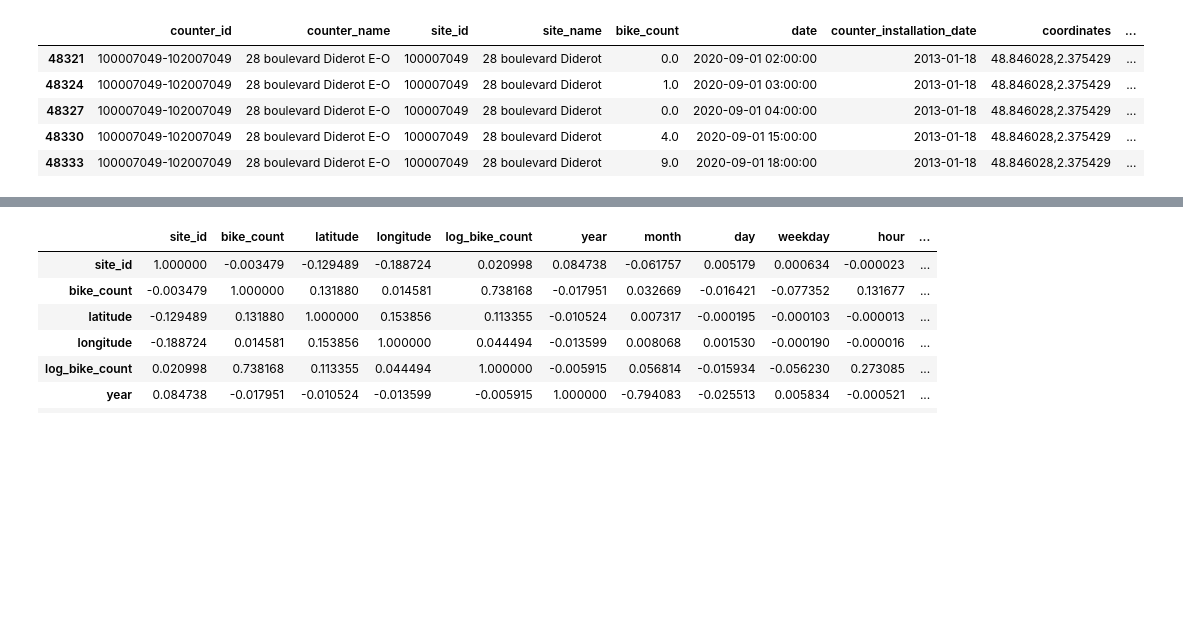
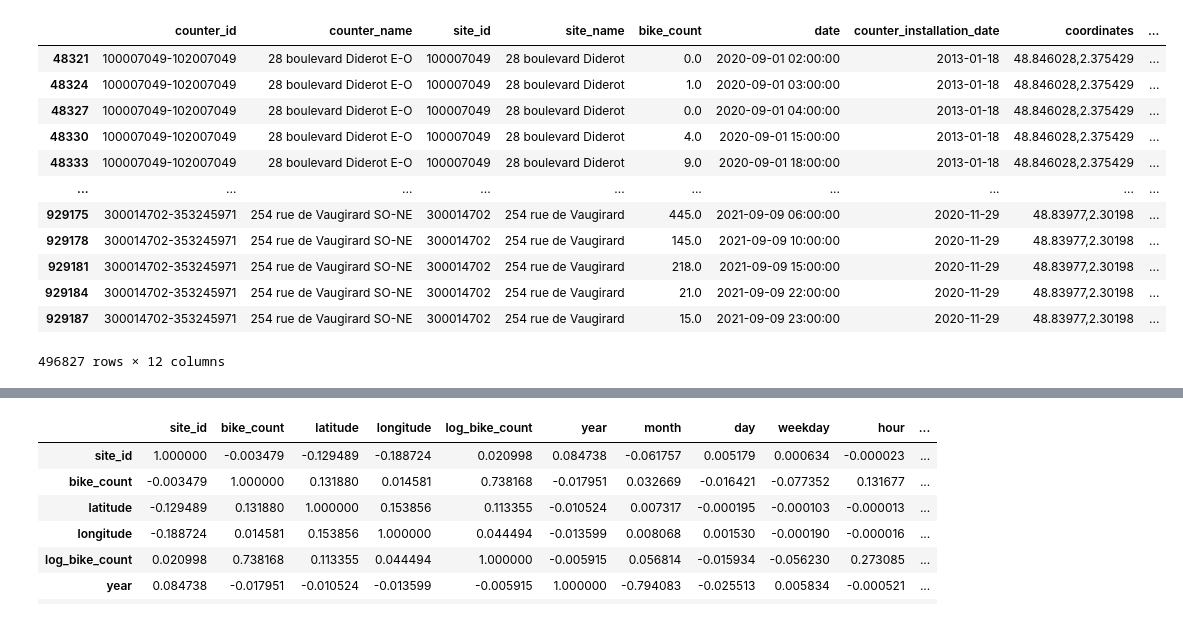
Before and after one commit to Vincent-Maladiere/bike_counters, a Jupyter notebook: bike_count_pred_samy.ipynb, the cells around one changed output, grey strips where cells are left out. Saved outputs shown, nothing was run; the diff lists cells and outputs as text; code cells hidden in the pictures; blank space fills up the shorter version.

```diff
--- a/bike_count_pred_samy.ipynb
+++ b/bike_count_pred_samy.ipynb
@@ -1,22 +1,27 @@
 # %%
 from pathlib import Path
 import numpy as np
 import pandas as pd
 import matplotlib.pyplot as plt
 import sklearn
 import seaborn as sns
 from sklearn.linear_model import LinearRegression
 from datetime import datetime
 
-
-
 data = pd.read_parquet(Path("data") / "train.parquet")
-data.head()
+data
 # %% [output]
 |  | counter_id | counter_name | site_id | site_name | bike_count | date | counter_installation_date | coordinates | ... |
 | 48321 | 100007049-102007049 | 28 boulevard Diderot E-O | 100007049 | 28 boulevard Diderot | 0.0 | 2020-09-01 02:00:00 | 2013-01-18 | 48.846028,2.375429 | ... |
 | 48324 | 100007049-102007049 | 28 boulevard Diderot E-O | 100007049 | 28 boulevard Diderot | 1.0 | 2020-09-01 03:00:00 | 2013-01-18 | 48.846028,2.375429 | ... |
 | 48327 | 100007049-102007049 | 28 boulevard Diderot E-O | 100007049 | 28 boulevard Diderot | 0.0 | 2020-09-01 04:00:00 | 2013-01-18 | 48.846028,2.375429 | ... |
 | 48330 | 100007049-102007049 | 28 boulevard Diderot E-O | 100007049 | 28 boulevard Diderot | 4.0 | 2020-09-01 15:00:00 | 2013-01-18 | 48.846028,2.375429 | ... |
 | 48333 | 100007049-102007049 | 28 boulevard Diderot E-O | 100007049 | 28 boulevard Diderot | 9.0 | 2020-09-01 18:00:00 | 2013-01-18 | 48.846028,2.375429 | ... |
+| ... | ... | ... | ... | ... | ... | ... | ... | ... | ... |
+| 929175 | 300014702-353245971 | 254 rue de Vaugirard SO-NE | 300014702 | 254 rue de Vaugirard | 445.0 | 2021-09-09 06:00:00 | 2020-11-29 | 48.83977,2.30198 | ... |
+| 929178 | 300014702-353245971 | 254 rue de Vaugirard SO-NE | 300014702 | 254 rue de Vaugirard | 145.0 | 2021-09-09 10:00:00 | 2020-11-29 | 48.83977,2.30198 | ... |
+| 929181 | 300014702-353245971 | 254 rue de Vaugirard SO-NE | 300014702 | 254 rue de Vaugirard | 218.0 | 2021-09-09 15:00:00 | 2020-11-29 | 48.83977,2.30198 | ... |
+| 929184 | 300014702-353245971 | 254 rue de Vaugirard SO-NE | 300014702 | 254 rue de Vaugirard | 21.0 | 2021-09-09 22:00:00 | 2020-11-29 | 48.83977,2.30198 | ... |
+| 929187 | 300014702-353245971 | 254 rue de Vaugirard SO-NE | 300014702 | 254 rue de Vaugirard | 15.0 | 2021-09-09 23:00:00 | 2020-11-29 | 48.83977,2.30198 | ... |
+496827 rows × 12 columns
 # %%
```
Also changed, not shown: parts of 9 cells of this notebook.
